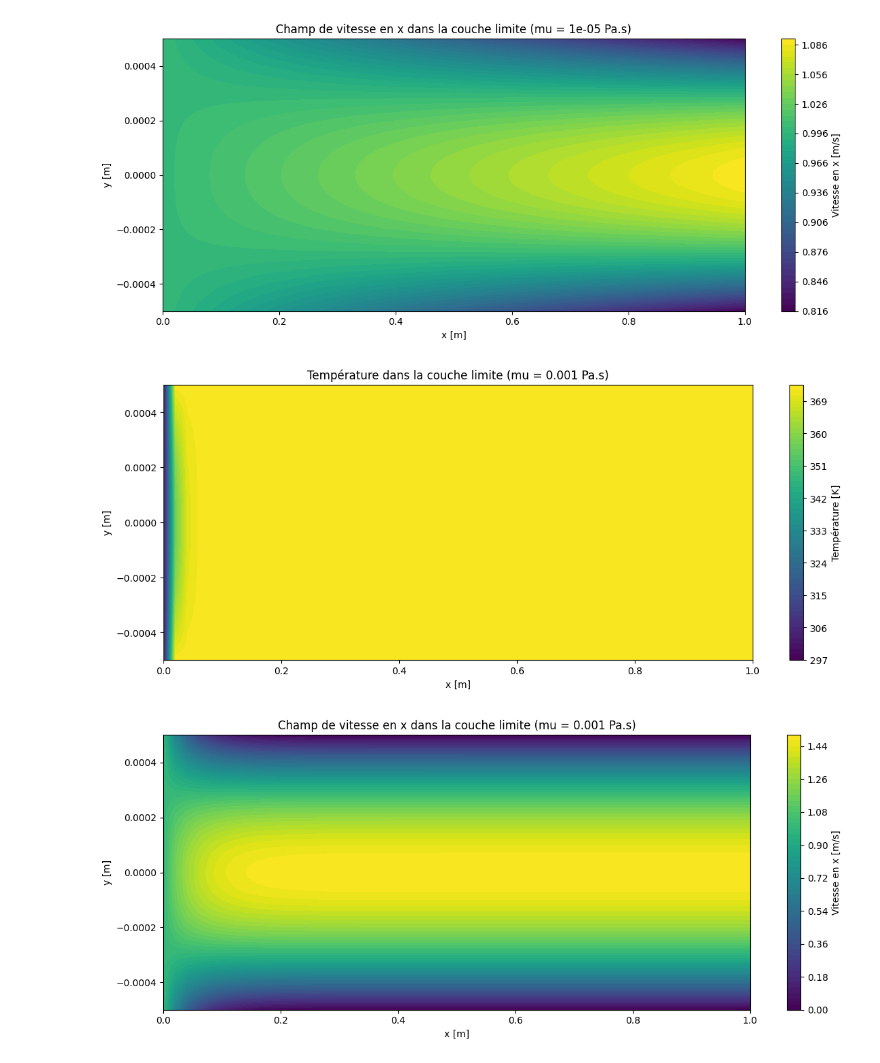
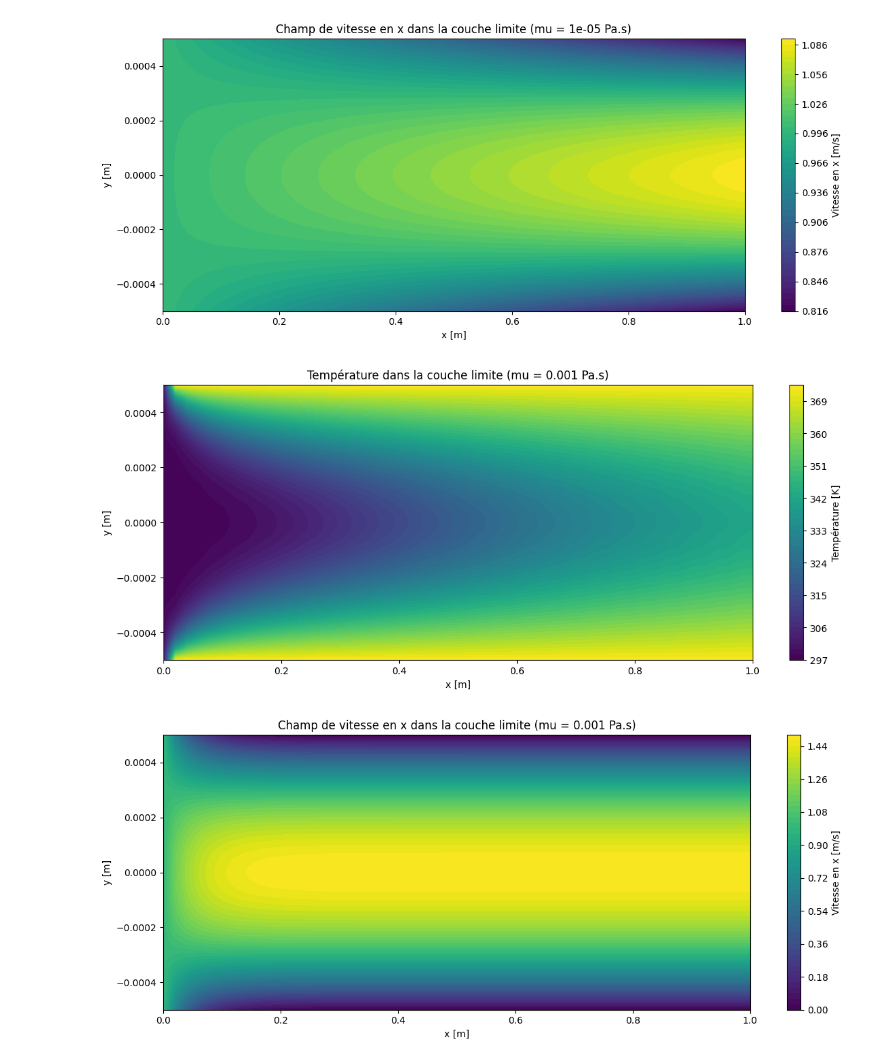
Before and after one commit to Astro-Coco/projet_gch, a Jupyter notebook: graphing.ipynb, the cells around one changed output. Saved outputs shown, nothing was run; the diff lists cells and outputs as text; code cells hidden in the pictures.

```diff
--- a/graphing.ipynb
+++ b/graphing.ipynb
@@ -60,7 +60,7 @@ params = Params(
     T_in = 298,
     T_w = 373,
     cp = 4186,
-    k = 60,
+    k = 0.6,
     L = 1.0,
     U_in = 1.0,
     Ldev = 0.05
@@ -185,7 +183,7 @@ params = Params(
     T_in = 298,
     T_w = 373,
     cp = 4186,
-    k = 60,
+    k = 0.6,
     L = 1.0,
     U_in = 1.0,
     Ldev = 0.05
@@ -206,3 +204,3 @@ for mu in mu_vals:
 [figure]
-[figure, old version]
+[figure, new version]
 [figure]
```
Also changed, not shown: parts of 4 cells of this notebook.
